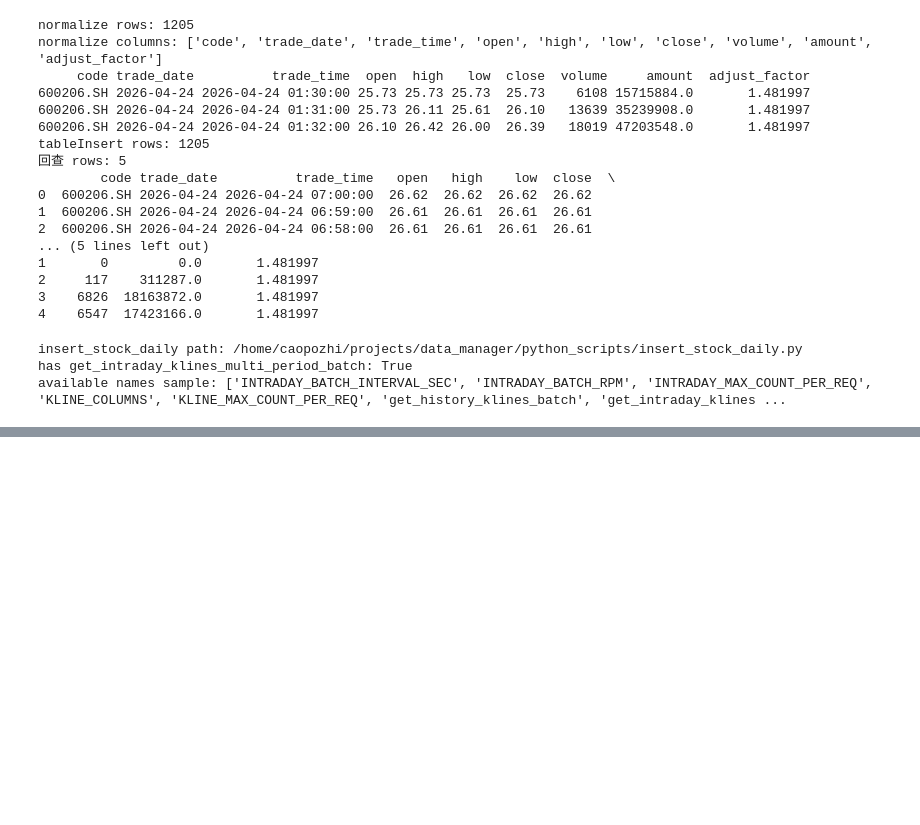
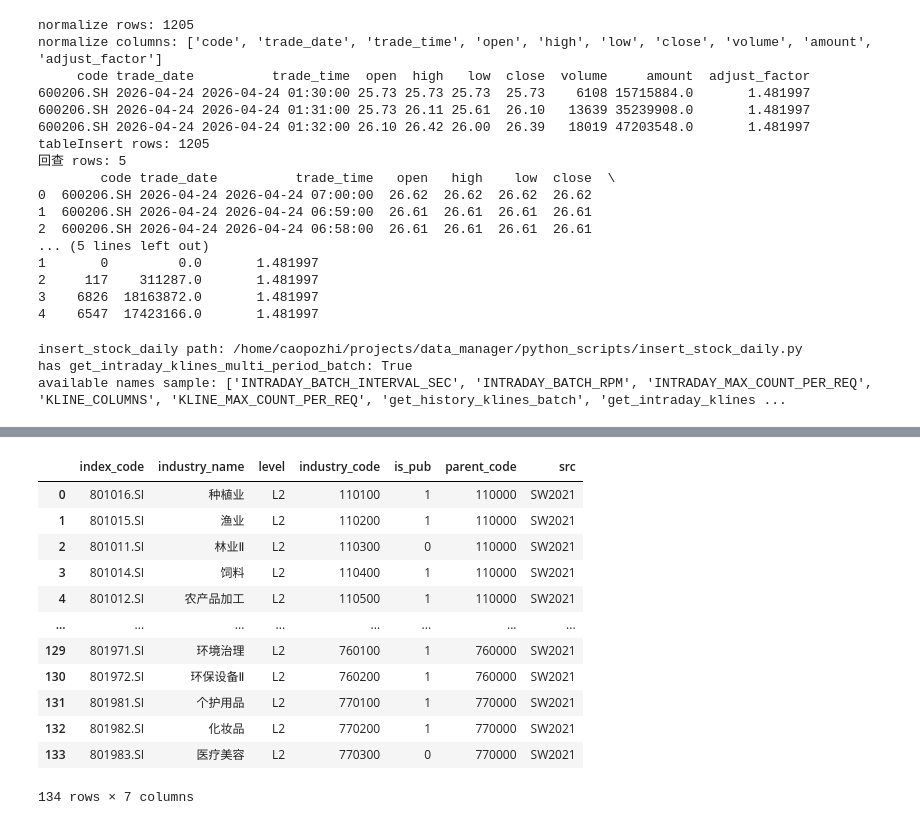
Before and after one commit to caopozhi1991/data_manager, a Jupyter notebook: python_scripts/test.ipynb, the cells around one changed output, grey strips where cells are left out. Saved outputs shown, nothing was run; the diff lists cells and outputs as text; code cells hidden in the pictures; blank space fills up the shorter version.

```diff
--- a/python_scripts/test.ipynb
+++ b/python_scripts/test.ipynb
@@ -632,0 +658,18 @@ available names sample: ['INTRADAY_BATCH_INTERVAL_SEC', 'INTRADAY_BATCH_RPM', 'I
+# %%
+df1 = pro.index_classify(level='L2', src='SW2021')
+# %%
+df1
+# %% [output]
+|  | index_code | industry_name | level | industry_code | is_pub | parent_code | src |
+| 0 | 801016.SI | 种植业 | L2 | 110100 | 1 | 110000 | SW2021 |
+| 1 | 801015.SI | 渔业 | L2 | 110200 | 1 | 110000 | SW2021 |
+| 2 | 801011.SI | 林业Ⅱ | L2 | 110300 | 0 | 110000 | SW2021 |
+| 3 | 801014.SI | 饲料 | L2 | 110400 | 1 | 110000 | SW2021 |
+| 4 | 801012.SI | 农产品加工 | L2 | 110500 | 1 | 110000 | SW2021 |
+| ... | ... | ... | ... | ... | ... | ... | ... |
+| 129 | 801971.SI | 环境治理 | L2 | 760100 | 1 | 760000 | SW2021 |
+| 130 | 801972.SI | 环保设备Ⅱ | L2 | 760200 | 1 | 760000 | SW2021 |
+| 131 | 801981.SI | 个护用品 | L2 | 770100 | 1 | 770000 | SW2021 |
+| 132 | 801982.SI | 化妆品 | L2 | 770200 | 1 | 770000 | SW2021 |
+| 133 | 801983.SI | 医疗美容 | L2 | 770300 | 0 | 770000 | SW2021 |
+134 rows × 7 columns
```
Also changed, not shown: parts of 6 cells of this notebook, 11 other files.
